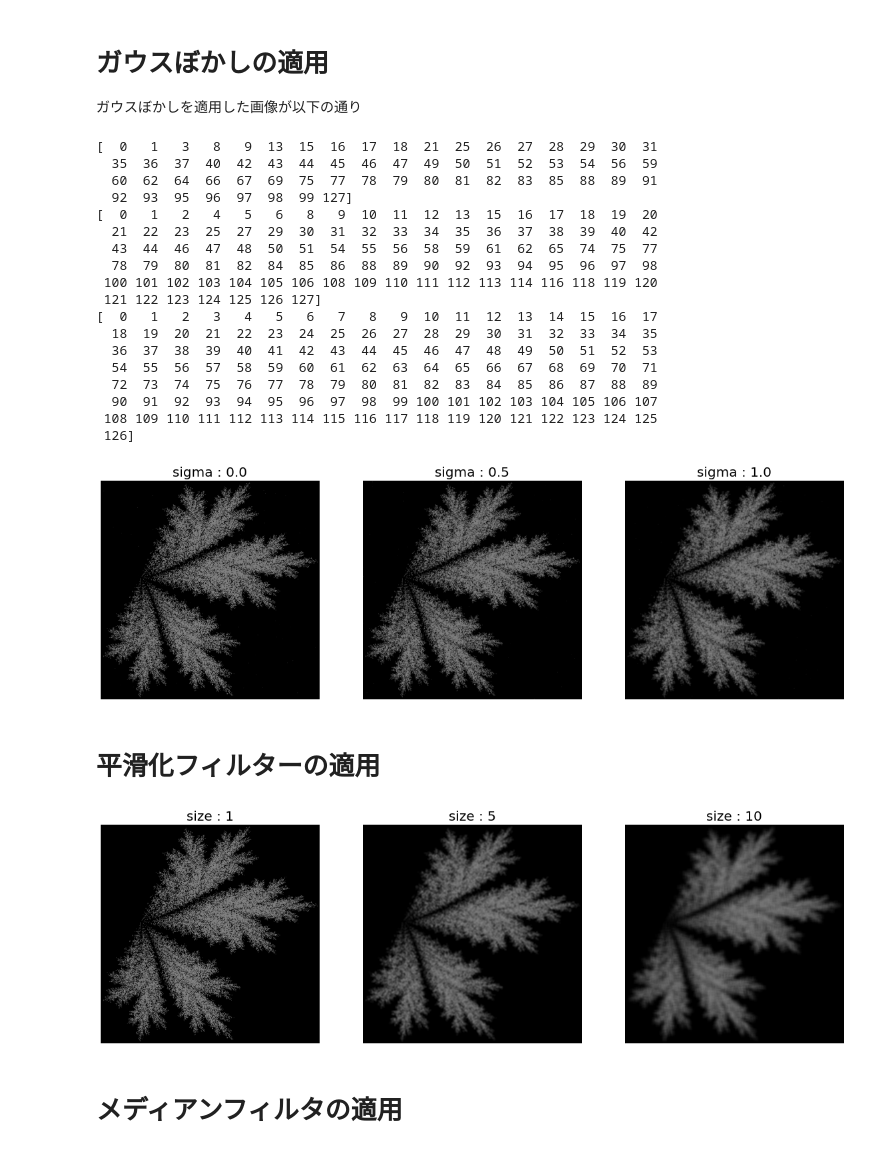
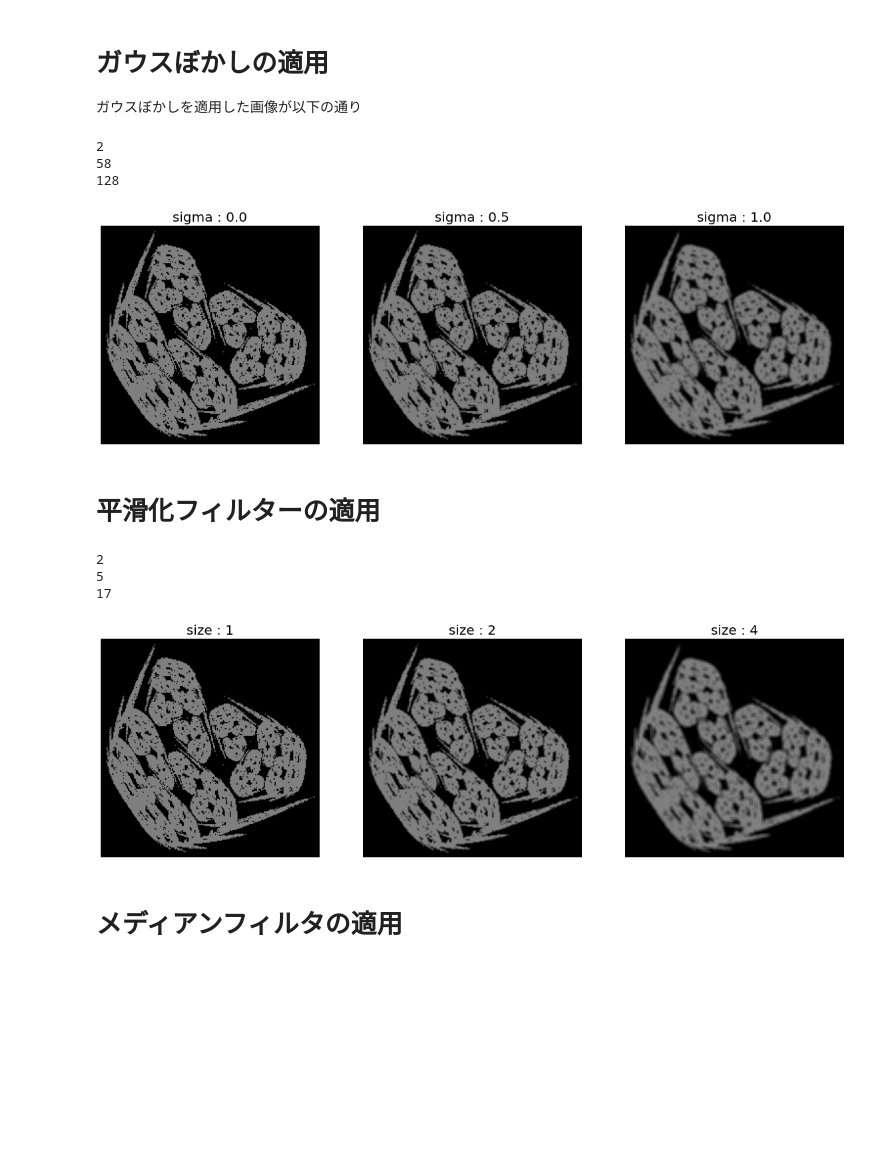
Before and after one commit to saityyy/generate_fractal, a Jupyter notebook: info.ipynb, the cells around one changed output. Cells and saved outputs as stored; diff of their text form; code cells hidden in the pictures; blank space fills up the shorter version.

```diff
--- a/info.ipynb
+++ b/info.ipynb
@@ -37,12 +37,14 @@ def cal_pix(img_path):
         #plt.axis('off')
     #plt.show()
 for a,cat in enumerate(os.scandir("./sample/image"),start=1):
-    plt.figure(figsize=(20,20))
+    plt.figure(figsize=(50,50))
     print(cat.name)
     for i,img in enumerate(os.scandir(cat.path),start=1):
-        plt.subplot(1,10,a)
-    show_img(img.path)
+        plt.subplot(1,20,i)
+        show_img(img.path)
+        if i>=5:
+            break
     plt.axis('off')
-plt.show()
+    plt.show()
 # %% [output]
 bent
@@ -74,57 +66,46 @@ ValueError: num must be 1 <= num <= 10, not 11
 # %%
 from scipy.ndimage import gaussian_filter
 
-img_path="./sample/image/linear/00067.png"
+img_path="./sample/image/linear/00013.png"
 plt.figure(figsize=(20,20))
 for i,sigma in enumerate([0.0,0.5,1.0],start=1):
     plt.subplot(1,3,i)
     plt.title('sigma : '+str(sigma),fontsize=20)
     img=cv2.imread(img_path)
-    for i in range(100):
-        x,y=np.random.randint(0,len(img),2)
-        img[x][y]=np.random.randint(100)
-    img=gaussian_filter(img,sigma,truncate=4)
-    print(np.unique(img))
+    #for i in range(100):
+        #x,y=np.random.randint(0,len(img),2)
+        #img[x][y]=np.random.randint(100)
+    img=gaussian_filter(img,sigma)
+    print(len(np.unique(img)))
     plt.imshow(img)
     plt.axis('off')
 plt.show()
 # %% [output]
-[  0   1   3   8   9  13  15  16  17  18  21  25  26  27  28  29  30  31
-  35  36  37  40  42  43  44  45  46  47  49  50  51  52  53  54  56  59
-  60  62  64  66  67  69  75  77  78  79  80  81  82  83  85  88  89  91
-  92  93  95  96  97  98  99 127]
-[  0   1   2   4   5   6   8   9  10  11  12  13  15  16  17  18  19  20
-  21  22  23  25  27  29  30  31  32  33  34  35  36  37  38  39  40  42
-  43  44  46  47  48  50  51  54  55  56  58  59  61  62  65  74  75  77
-  78  79  80  81  82  84  85  86  88  89  90  92  93  94  95  96  97  98
- 100 101 102 103 104 105 106 108 109 110 111 112 113 114 116 118 119 120
- 121 122 123 124 125 126 127]
-[  0   1   2   3   4   5   6   7   8   9  10  11  12  13  14  15  16  17
-  18  19  20  21  22  23  24  25  26  27  28  29  30  31  32  33  34  35
-  36  37  38  39  40  41  42  43  44  45  46  47  48  49  50  51  52  53
-  54  55  56  57  58  59  60  61  62  63  64  65  66  67  68  69  70  71
-  72  73  74  75  76  77  78  79  80  81  82  83  84  85  86  87  88  89
-  90  91  92  93  94  95  96  97  98  99 100 101 102 103 104 105 106 107
- 108 109 110 111 112 113 114 115 116 117 118 119 120 121 122 123 124 125
- 126]
+2
+58
+128
-[figure, old version]
+[figure, new version]
 # %% [markdown]
 # 平滑化フィルターの適用
 # %%
 from scipy.ndimage import uniform_filter
 
-img_path="./sample/image/linear/00067.png"
+img_path="./sample/image/linear/00013.png"
 plt.figure(figsize=(20,20))
-for i,size in enumerate([1,5,10],start=1):
+for i,size in enumerate([1,2,4],start=1):
     plt.subplot(1,3,i)
     plt.title('size : '+str(size),fontsize=20)
     img=cv2.imread(img_path)
     img=uniform_filter(img,size)
+    print(len(np.unique(img)))
     plt.imshow(img)
     plt.axis('off')
 plt.show()
 # %% [output]
+2
+5
+17
-[figure, old version]
+[figure, new version]
 # %% [markdown]
 # メディアンフィルタの適用
 # %%
```
Also changed, not shown: parts of 5 cells of this notebook, 2 other files.
